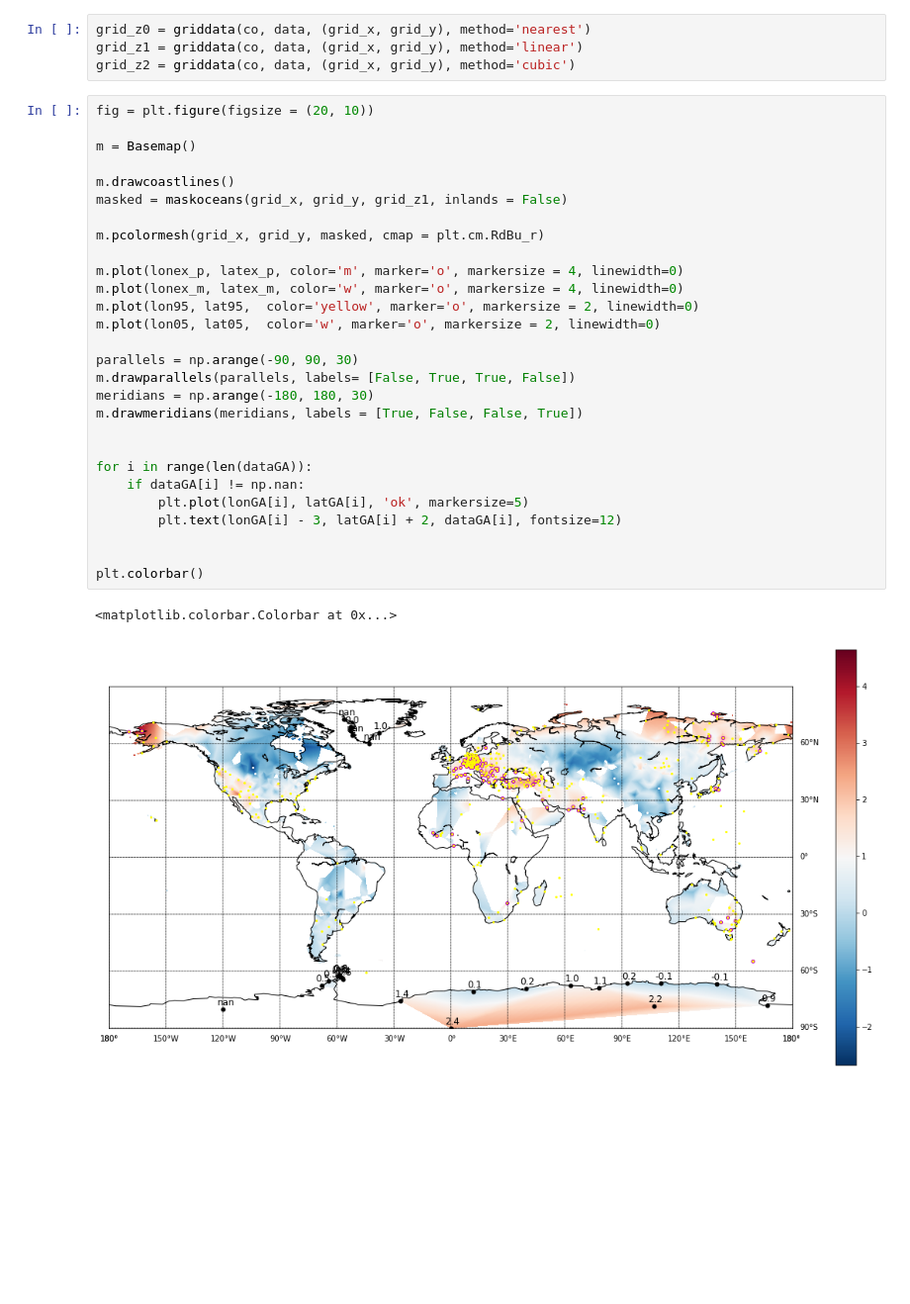
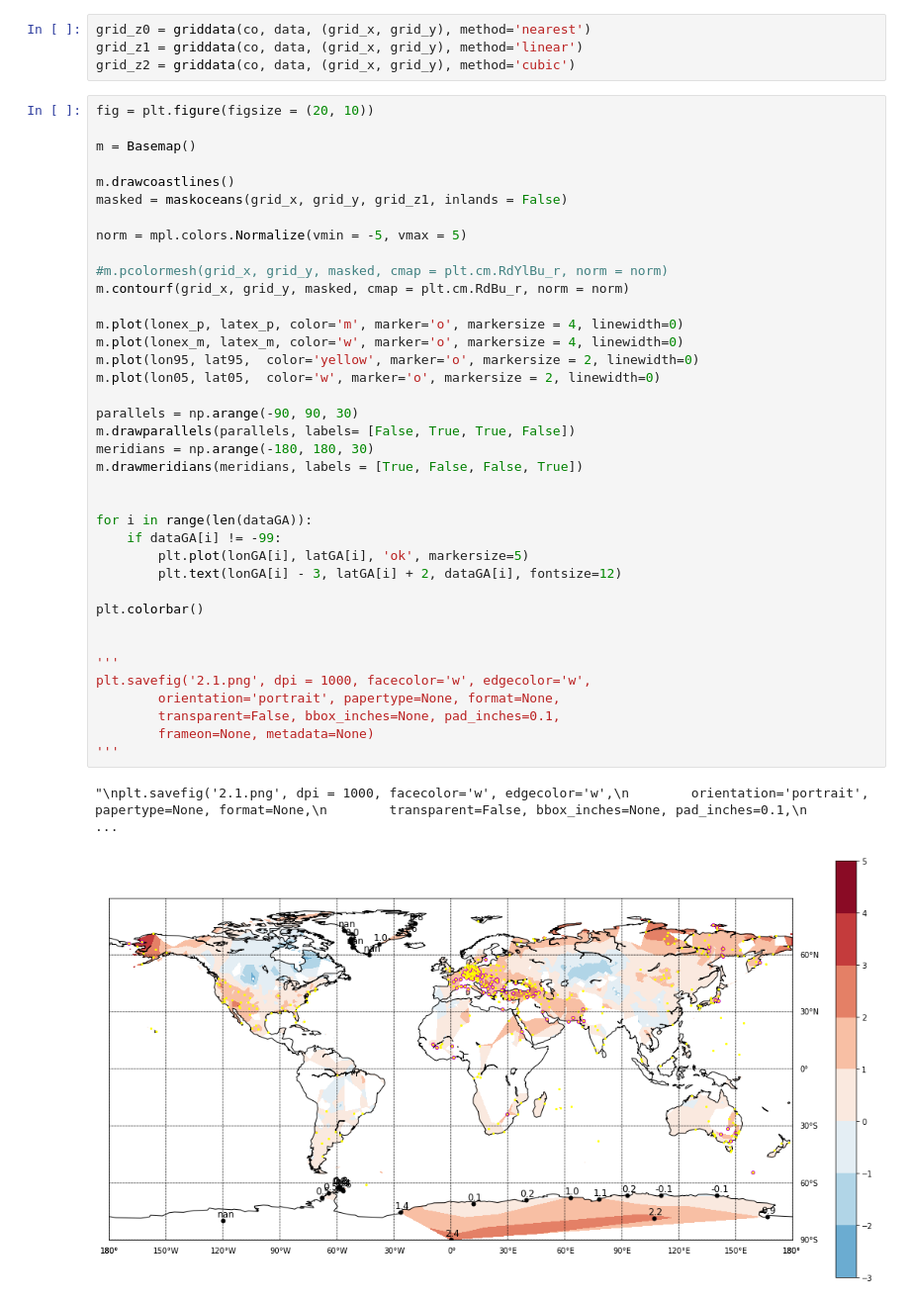
Before and after one commit to shchenin/progs, a Jupyter notebook: map.ipynb, the cells around one changed output. Shown: that part at 99% size. Drawn from its saved outputs; the diff is of its cells as text; blank space fills up the shorter version.

```diff
--- a/map.ipynb
+++ b/map.ipynb
@@ -53,31 +54,41 @@ grid_z2 = griddata(co, data, (grid_x, grid_y), method='cubic')
 # %%
 fig = plt.figure(figsize = (20, 10))
 
 m = Basemap()
 
 m.drawcoastlines()
 masked = maskoceans(grid_x, grid_y, grid_z1, inlands = False)
 
-m.pcolormesh(grid_x, grid_y, masked, cmap = plt.cm.RdBu_r)
+norm = mpl.colors.Normalize(vmin = -5, vmax = 5)
+
+#m.pcolormesh(grid_x, grid_y, masked, cmap = plt.cm.RdYlBu_r, norm = norm)
+m.contourf(grid_x, grid_y, masked, cmap = plt.cm.RdBu_r, norm = norm)
 
 m.plot(lonex_p, latex_p, color='m', marker='o', markersize = 4, linewidth=0)
 m.plot(lonex_m, latex_m, color='w', marker='o', markersize = 4, linewidth=0)
 m.plot(lon95, lat95,  color='yellow', marker='o', markersize = 2, linewidth=0)
 m.plot(lon05, lat05,  color='w', marker='o', markersize = 2, linewidth=0)
 
 parallels = np.arange(-90, 90, 30)
 m.drawparallels(parallels, labels= [False, True, True, False])
 meridians = np.arange(-180, 180, 30)
 m.drawmeridians(meridians, labels = [True, False, False, True])
 
 
 for i in range(len(dataGA)):
-    if dataGA[i] != np.nan:
+    if dataGA[i] != -99:
         plt.plot(lonGA[i], latGA[i], 'ok', markersize=5)
         plt.text(lonGA[i] - 3, latGA[i] + 2, dataGA[i], fontsize=12)
 
+plt.colorbar()
 
-plt.colorbar()
+
+'''
+plt.savefig('2.1.png', dpi = 1000, facecolor='w', edgecolor='w',
+        orientation='portrait', papertype=None, format=None,
+        transparent=False, bbox_inches=None, pad_inches=0.1,
+        frameon=None, metadata=None)
+'''
 # %% [output]
-<matplotlib.colorbar.Colorbar at 0x...>
+"\nplt.savefig('2.1.png', dpi = 1000, facecolor='w', edgecolor='w',\n        orientation='portrait', papertype=None, format=None,\n        transparent=False, bbox_inches=None, pad_inches=0.1,\n        ...
-[figure, old version]
+[figure, new version]
```
Also changed, not shown: parts of 1 cell of this notebook, 1 other file.
